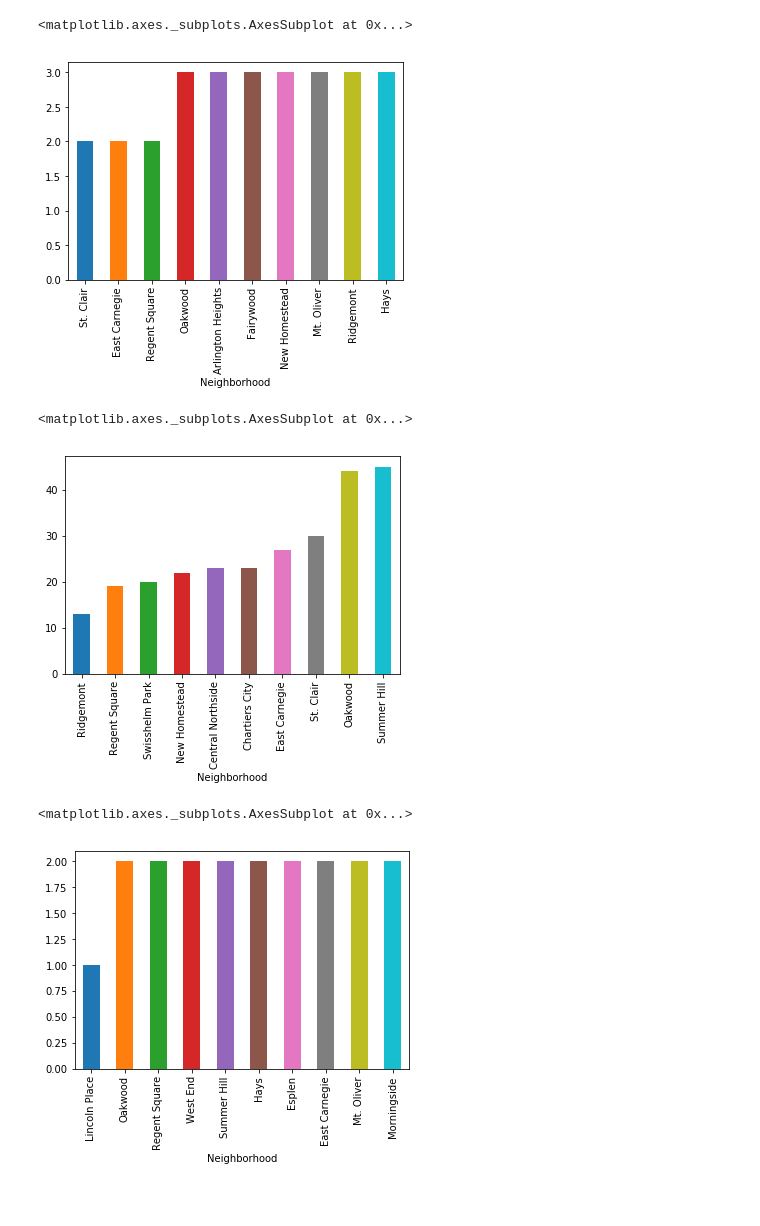
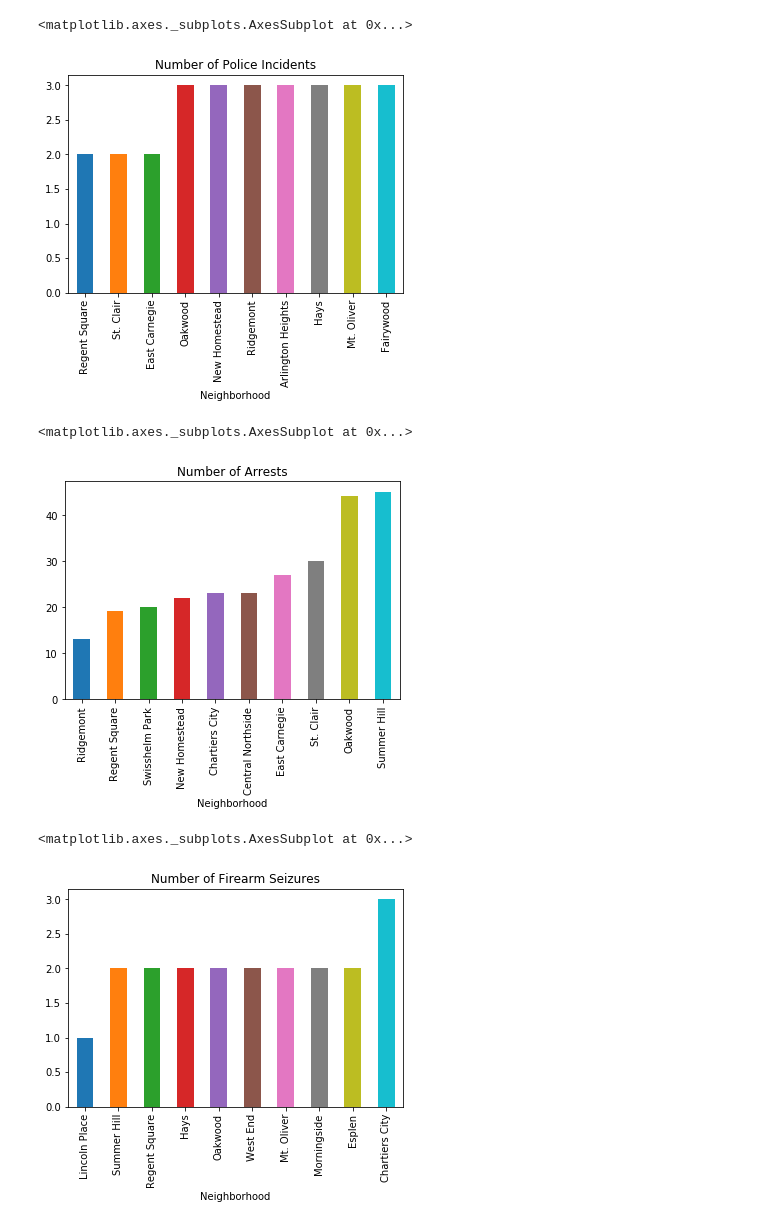
Before and after one commit to ty-com/big-ideas-final-project, a Jupyter notebook: tylersMain.ipynb, the cells around one changed output. Cells and saved outputs as stored; diff of their text form; code cells hidden in the pictures; blank space fills up the shorter version.

```diff
--- a/tylersMain.ipynb
+++ b/tylersMain.ipynb
@@ -45,12 +45,12 @@ for key in policedict:
     if key in policeScores:
         policeScores[key] = policedict[key]
 
-s = pd.Series(scores, name="Score")
+s = pd.Series(policeScores, name="Score")
 s.index.name = "Neighborhood"
-s.sort_values().iloc[0:10].plot('bar')
+s.sort_values().iloc[0:10].plot('bar', title = "Number of Police Incidents")
 # %% [output]
 <matplotlib.axes._subplots.AxesSubplot at 0x...>
-[figure, old version]
+[figure, new version]
 # %%
 arrestScores = hoodsdict
 
@@ -58,22 +58,22 @@ for key in arrestdict:
     if key in arrestScores:
         arrestScores[key] = arrestdict[key]
 
-s = pd.Series(scores, name="Score")
+s = pd.Series(arrestScores, name="Score")
 s.index.name = "Neighborhood"
-s.sort_values().iloc[0:10].plot('bar')
+s.sort_values().iloc[0:10].plot('bar', title = 'Number of Arrests')
 # %% [output]
 <matplotlib.axes._subplots.AxesSubplot at 0x...>
-[figure, old version]
+[figure, new version]
 # %%
 fireScores = hoodsdict
 
 for key in firedict:
     if key in fireScores:
         fireScores[key] = firedict[key]
 
-s = pd.Series(scores, name="Score")
+s = pd.Series(fireScores, name="Score")
 s.index.name = "Neighborhood"
-s.sort_values().iloc[0:10].plot('bar')
+s.sort_values().iloc[0:10].plot('bar', title = "Number of Firearm Seizures")
 # %% [output]
 <matplotlib.axes._subplots.AxesSubplot at 0x...>
-[figure, old version]
+[figure, new version]
```
Also changed, not shown: parts of 2 cells of this notebook.
